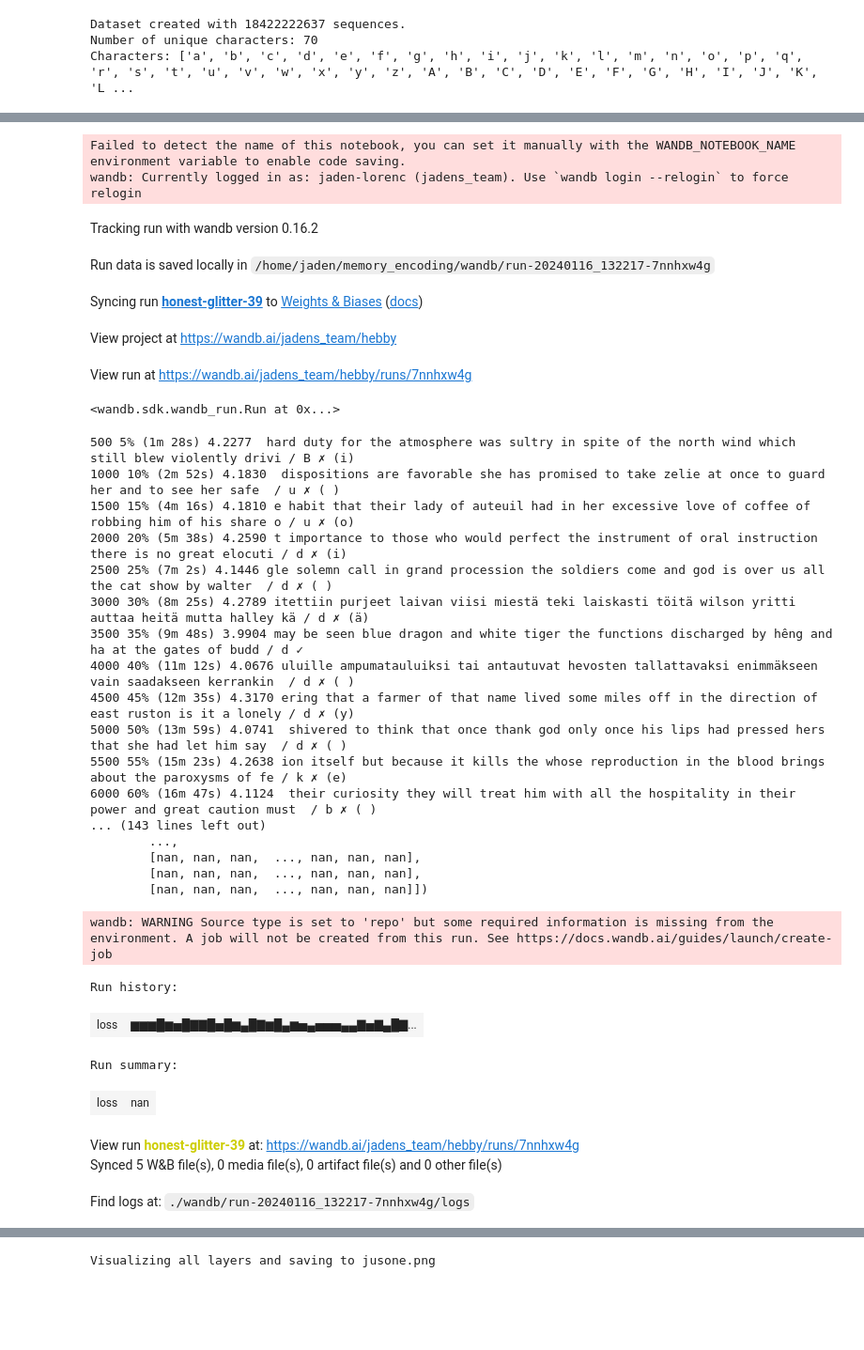
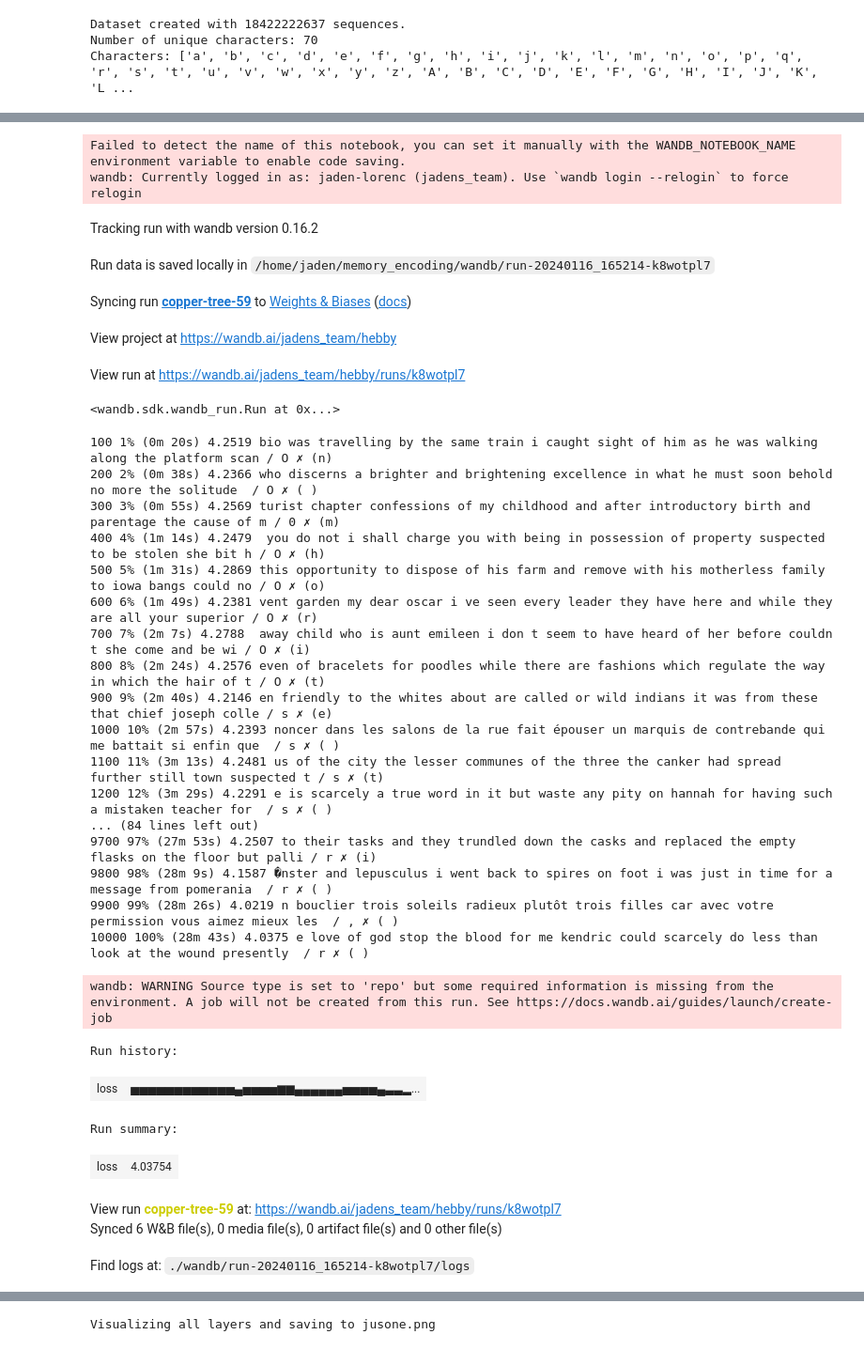
Before and after one commit to jaded0/memory_encoding, a Jupyter notebook: hebby.ipynb, the cells around one changed output, grey strips where cells are left out. Shown at 94% size. Saved outputs shown, nothing was run; the diff lists cells and outputs as text; code cells hidden in the pictures; blank space fills up the shorter version.

Commit message:
stable training achieved

```diff
--- a/hebby.ipynb
+++ b/hebby.ipynb
@@ -28,6 +28,15 @@ output_size = n_characters
 n_hidden = 128
 rnn = SimpleRNN(input_size, n_hidden, output_size, 3)
 
+# Zero Initialization
+for p in rnn.parameters():
+    torch.nn.init.zeros_(p)
+
+# Orthogonal Initialization (particularly good for RNNs)
+# for p in rnn.parameters():
+#     if p.dim() > 1:
+#         nn.init.orthogonal_(p)
+
 # Register hooks to capture activations
 activations = register_hooks(rnn)
 
@@ -54,6 +63,6 @@ randomTrainingExample()
 # %%
-learning_rate = 0.005 # If you set this too high, it might explode. If too low, it might not learn
-imprint_rate = 0.001
+learning_rate = 0.0005 # If you set this too high, it might explode. If too low, it might not learn
+imprint_rate = 0.0001
 last_n_rewards = [0]
 last_n_reward_avg = 0
 n_rewards = 100
@@ -78,7 +87,8 @@ def train(line_tensor):
         # print(loss)
 
         # Convert loss to a reward signal
-        reward = 1 / (1 + loss.item())  # Example conversion, assuming loss is non-negative
+        # reward = 1 / (1 + loss.item())  # Example conversion, assuming loss is non-negative
+        reward = -loss.item()  # Example conversion, assuming loss is non-negative
         # print(reward)
 
         # update last_n_rewards
@@ -128,18 +138,18 @@ wandb.init(
 Failed to detect the name of this notebook, you can set it manually with the WANDB_NOTEBOOK_NAME environment variable to enable code saving.
 wandb: Currently logged in as: jaden-lorenc (jadens_team). Use `wandb login --relogin` to force relogin
 Tracking run with wandb version 0.16.2
-Run data is saved locally in /home/jaden/memory_encoding/wandb/run-20240116_132217-7nnhxw4g
+Run data is saved locally in /home/jaden/memory_encoding/wandb/run-20240116_165214-k8wotpl7
-Syncing run honest-glitter-39 to Weights & Biases (docs)
+Syncing run copper-tree-59 to Weights & Biases (docs)
 View project at https://wandb.ai/jadens_team/hebby
-View run at https://wandb.ai/jadens_team/hebby/runs/7nnhxw4g
+View run at https://wandb.ai/jadens_team/hebby/runs/k8wotpl7
 <wandb.sdk.wandb_run.Run at 0x...>
 # %%
 import time
 import math
 
 n_iters = 10000
-print_every = 500
-plot_every = 100
+print_every = 100
+plot_every = 50
 
 # Keep track of losses for plotting
 current_loss = 0
@@ -158,61 +168,61 @@ for iter in range(1, n_iters + 1):
     sequence, line_tensor = randomTrainingExample()
     output, loss = train(line_tensor)
     current_loss += loss
-    wandb.log({"loss": loss})
     # Check if loss is NaN
     if math.isnan(loss):
         print("Loss is NaN, breaking...")
         parameters = list(rnn.parameters())
         for p in parameters:
             print(p.data)
         break
     # Print ``iter`` number, loss, name and guess
     if iter % print_every == 0:
         # Use the output to generate a character prediction
         topv, topi = output.topk(1, dim=1)  # Change dim to 1
         predicted_char = text_dataset.idx_to_char[topi[0, 0].item()]
         target_char = sequence[-1]
         correct = '✓' if predicted_char == target_char else '✗ (%s)' % target_char
         print('%d %d%% (%s) %.4f %s / %s %s' % (iter, iter / n_iters * 100, timeSince(start), loss, sequence, predicted_char, correct))
         # wandb.log({"correct": correct, "predicted_char": predicted_char, "target_char": target_char, "sequence": sequence})
 
         # also print some weights:
         # print("i2h weights:", rnn.i2h.weight)
         # print("i2o weights:", rnn.i2o.weight)
 
     # Add current loss avg to list of losses source /home/deck/miniconda3/bin/activate /home/deck/Documents/memory_encoding/hebby
     if iter % plot_every == 0:
+        wandb.log({"loss": current_loss / plot_every})
         all_losses.append(current_loss / plot_every)
         current_loss = 0
 
 # [optional] finish the wandb run, necessary in notebooks
 wandb.finish()
 # %% [output]
-500 5% (1m 28s) 4.2277  hard duty for the atmosphere was sultry in spite of the north wind which still blew violently drivi / B ✗ (i)
-1000 10% (2m 52s) 4.1830  dispositions are favorable she has promised to take zelie at once to guard her and to see her safe  / u ✗ ( )
-1500 15% (4m 16s) 4.1810 e habit that their lady of auteuil had in her excessive love of coffee of robbing him of his share o / u ✗ (o)
-2000 20% (5m 38s) 4.2590 t importance to those who would perfect the instrument of oral instruction there is no great elocuti / d ✗ (i)
-2500 25% (7m 2s) 4.1446 gle solemn call in grand procession the soldiers come and god is over us all the cat show by walter  / d ✗ ( )
-3000 30% (8m 25s) 4.2789 itettiin purjeet laivan viisi miestä teki laiskasti töitä wilson yritti auttaa heitä mutta halley kä / d ✗ (ä)
-3500 35% (9m 48s) 3.9904 may be seen blue dragon and white tiger the functions discharged by hêng and ha at the gates of budd / d ✓
-4000 40% (11m 12s) 4.0676 uluille ampumatauluiksi tai antautuvat hevosten tallattavaksi enimmäkseen vain saadakseen kerrankin  / d ✗ ( )
-4500 45% (12m 35s) 4.3170 ering that a farmer of that name lived some miles off in the direction of east ruston is it a lonely / d ✗ (y)
-5000 50% (13m 59s) 4.0741  shivered to think that once thank god only once his lips had pressed hers that she had let him say  / d ✗ ( )
-5500 55% (15m 23s) 4.2638 ion itself but because it kills the whose reproduction in the blood brings about the paroxysms of fe / k ✗ (e)
-6000 60% (16m 47s) 4.1124  their curiosity they will treat him with all the hospitality in their power and great caution must  / b ✗ ( )
-... (143 lines left out)
-        ...,
-        [nan, nan, nan,  ..., nan, nan, nan],
-        [nan, nan, nan,  ..., nan, nan, nan],
-        [nan, nan, nan,  ..., nan, nan, nan]])
+100 1% (0m 20s) 4.2519 bio was travelling by the same train i caught sight of him as he was walking along the platform scan / O ✗ (n)
+200 2% (0m 38s) 4.2366 who discerns a brighter and brightening excellence in what he must soon behold no more the solitude  / O ✗ ( )
+300 3% (0m 55s) 4.2569 turist chapter confessions of my childhood and after introductory birth and parentage the cause of m / 0 ✗ (m)
+400 4% (1m 14s) 4.2479  you do not i shall charge you with being in possession of property suspected to be stolen she bit h / O ✗ (h)
+500 5% (1m 31s) 4.2869 this opportunity to dispose of his farm and remove with his motherless family to iowa bangs could no / O ✗ (o)
+600 6% (1m 49s) 4.2381 vent garden my dear oscar i ve seen every leader they have here and while they are all your superior / O ✗ (r)
+700 7% (2m 7s) 4.2788  away child who is aunt emileen i don t seem to have heard of her before couldn t she come and be wi / O ✗ (i)
+800 8% (2m 24s) 4.2576 even of bracelets for poodles while there are fashions which regulate the way in which the hair of t / O ✗ (t)
+900 9% (2m 40s) 4.2146 en friendly to the whites about are called or wild indians it was from these that chief joseph colle / s ✗ (e)
+1000 10% (2m 57s) 4.2393 noncer dans les salons de la rue fait épouser un marquis de contrebande qui me battait si enfin que  / s ✗ ( )
+1100 11% (3m 13s) 4.2481 us of the city the lesser communes of the three the canker had spread further still town suspected t / s ✗ (t)
+1200 12% (3m 29s) 4.2291 e is scarcely a true word in it but waste any pity on hannah for having such a mistaken teacher for  / s ✗ ( )
+... (84 lines left out)
+9700 97% (27m 53s) 4.2507 to their tasks and they trundled down the casks and replaced the empty flasks on the floor but palli / r ✗ (i)
+9800 98% (28m 9s) 4.1587 �nster and lepusculus i went back to spires on foot i was just in time for a message from pomerania  / r ✗ ( )
+9900 99% (28m 26s) 4.0219 n bouclier trois soleils radieux plutôt trois filles car avec votre permission vous aimez mieux les  / , ✗ ( )
+10000 100% (28m 43s) 4.0375 e love of god stop the blood for me kendric could scarcely do less than look at the wound presently  / r ✗ ( )
 wandb: WARNING Source type is set to 'repo' but some required information is missing from the environment. A job will not be created from this run. See https://docs.wandb.ai/guides/launch/create-job
 Run history:
-| loss | ▆▆▆█▆▅█▇▇█▅█▆▄█▇▆█▄▆▅▄▅▅▅▄▄▇▅▇▄█▇... |
+| loss | ▅▅▅▅▅▅▅▅▅▅▅▅▄▅▅▅▅▆▆▄▄▄▄▄▄▅▅▅▅▄▃▃▂... |
 Run summary:
-| loss | nan |
+| loss | 4.03754 |
-View run honest-glitter-39 at: https://wandb.ai/jadens_team/hebby/runs/7nnhxw4g
-Synced 5 W&B file(s), 0 media file(s), 0 artifact file(s) and 0 other file(s)
+View run copper-tree-59 at: https://wandb.ai/jadens_team/hebby/runs/k8wotpl7
+Synced 6 W&B file(s), 0 media file(s), 0 artifact file(s) and 0 other file(s)
-Find logs at: ./wandb/run-20240116_132217-7nnhxw4g/logs
+Find logs at: ./wandb/run-20240116_165214-k8wotpl7/logs
 # %%
 import matplotlib.pyplot as plt
 
```
Also changed, not shown: parts of 4 cells of this notebook, 3 other files.
